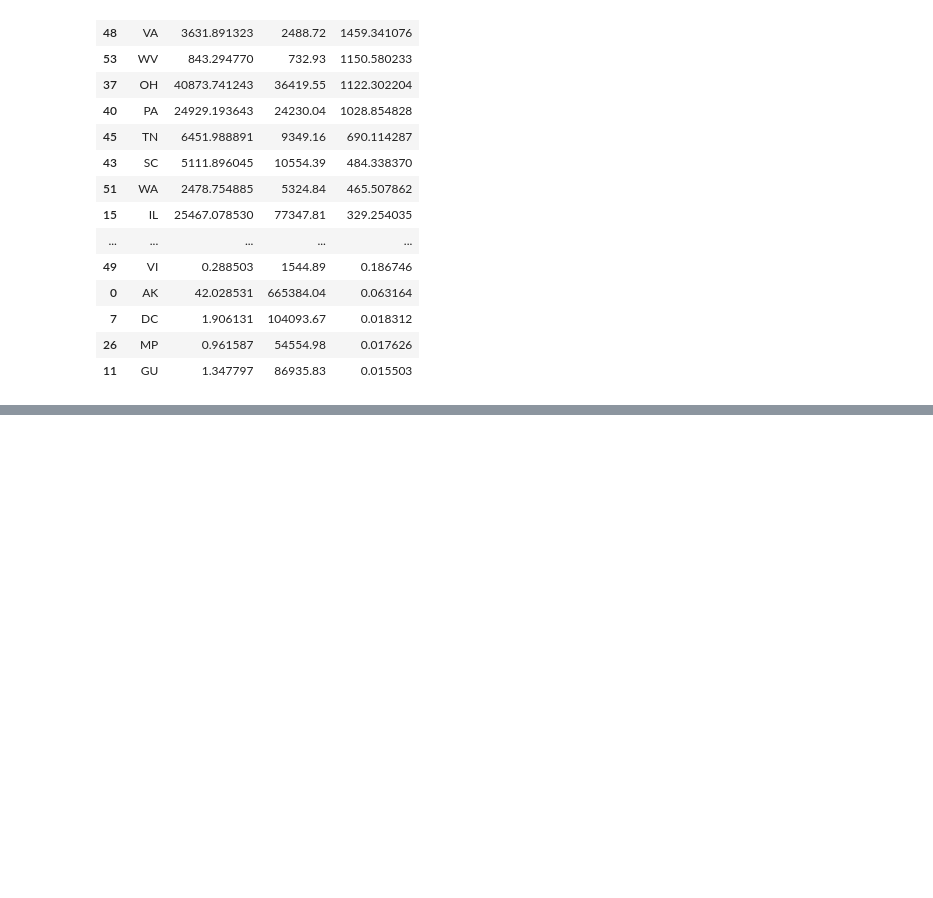
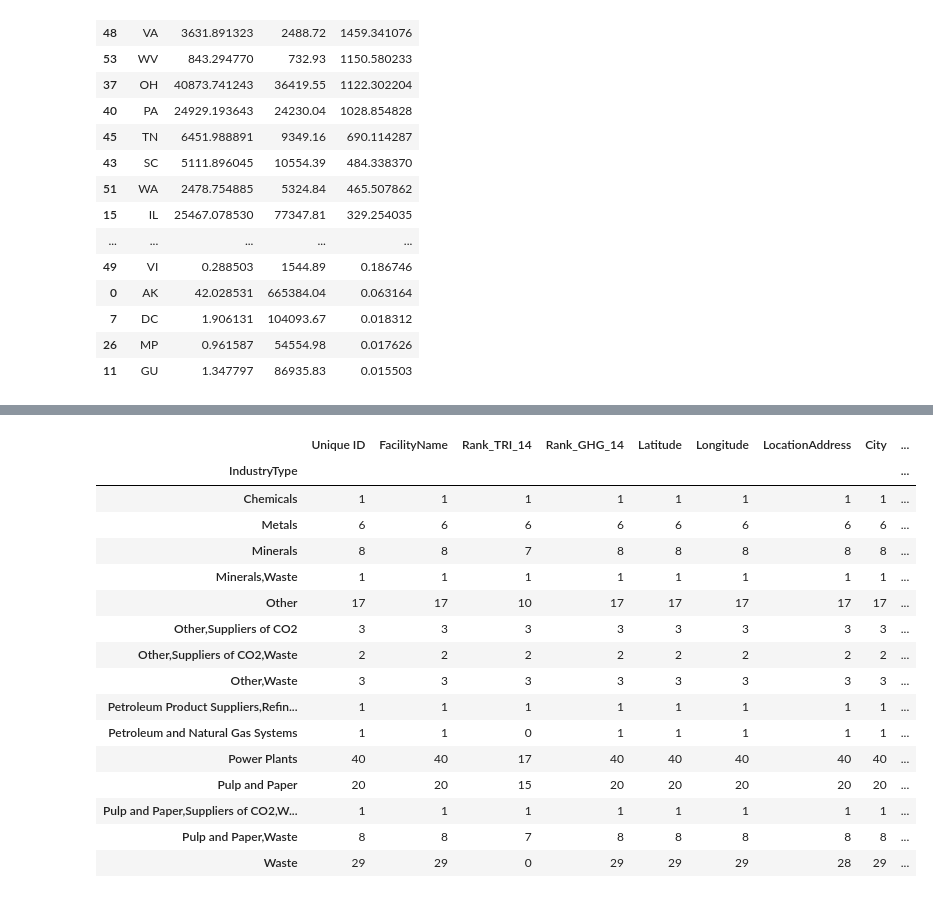
Before and after one commit to ivanescalona/GroupProject1, a Jupyter notebook: facilities_df.ipynb, the cells around one changed output, grey strips where cells are left out. Drawn from its saved outputs; the diff is of its cells as text; code cells hidden in the pictures; blank space fills up the shorter version.

```diff
--- a/facilities_df.ipynb
+++ b/facilities_df.ipynb
@@ -3,6 +3,10 @@ import pandas as pd
 import numpy as np
 # %%
 df = pd.read_csv('Facility Air Pollution Dataset - All Facilities.csv', low_memory = False)
+# %%
+pd.set_option('display.max_rows', 500)
+pd.set_option('display.max_columns', 500)
+pd.set_option('display.width', 1000)
 # %%
 df.head()
 # %% [output]
@@ -339,3 +361,6 @@ df5.sort_values(by = 'Final Ranking', ascending=False)
 | 7 | DC | 1.906131 | 104093.67 | 0.018312 |
 | 26 | MP | 0.961587 | 54554.98 | 0.017626 |
 | 11 | GU | 1.347797 | 86935.83 | 0.015503 |
+# %%
+work_df = df.loc[df['State'] == 'WI']
+work_df.sort_values(by = "Rank_TRI_14").head()
@@ -341,0 +374,21 @@ df5.sort_values(by = 'Final Ranking', ascending=False)
+# %%
+work_df.groupby('IndustryType').count()
+# work_df.groupby('County').count()
+# %% [output]
+|  | Unique ID | FacilityName | Rank_TRI_14 | Rank_GHG_14 | Latitude | Longitude | LocationAddress | City | ... |
+| IndustryType |  |  |  |  |  |  |  |  | ... |
+| Chemicals | 1 | 1 | 1 | 1 | 1 | 1 | 1 | 1 | ... |
+| Metals | 6 | 6 | 6 | 6 | 6 | 6 | 6 | 6 | ... |
+| Minerals | 8 | 8 | 7 | 8 | 8 | 8 | 8 | 8 | ... |
+| Minerals,Waste | 1 | 1 | 1 | 1 | 1 | 1 | 1 | 1 | ... |
+| Other | 17 | 17 | 10 | 17 | 17 | 17 | 17 | 17 | ... |
+| Other,Suppliers of CO2 | 3 | 3 | 3 | 3 | 3 | 3 | 3 | 3 | ... |
+| Other,Suppliers of CO2,Waste | 2 | 2 | 2 | 2 | 2 | 2 | 2 | 2 | ... |
+| Other,Waste | 3 | 3 | 3 | 3 | 3 | 3 | 3 | 3 | ... |
+| Petroleum Product Suppliers,Refin... | 1 | 1 | 1 | 1 | 1 | 1 | 1 | 1 | ... |
+| Petroleum and Natural Gas Systems | 1 | 1 | 0 | 1 | 1 | 1 | 1 | 1 | ... |
+| Power Plants | 40 | 40 | 17 | 40 | 40 | 40 | 40 | 40 | ... |
+| Pulp and Paper | 20 | 20 | 15 | 20 | 20 | 20 | 20 | 20 | ... |
+| Pulp and Paper,Suppliers of CO2,W... | 1 | 1 | 1 | 1 | 1 | 1 | 1 | 1 | ... |
+| Pulp and Paper,Waste | 8 | 8 | 7 | 8 | 8 | 8 | 8 | 8 | ... |
+| Waste | 29 | 29 | 0 | 29 | 29 | 29 | 28 | 29 | ... |
```
Also changed, not shown: parts of 5 cells of this notebook, 2 other files.
